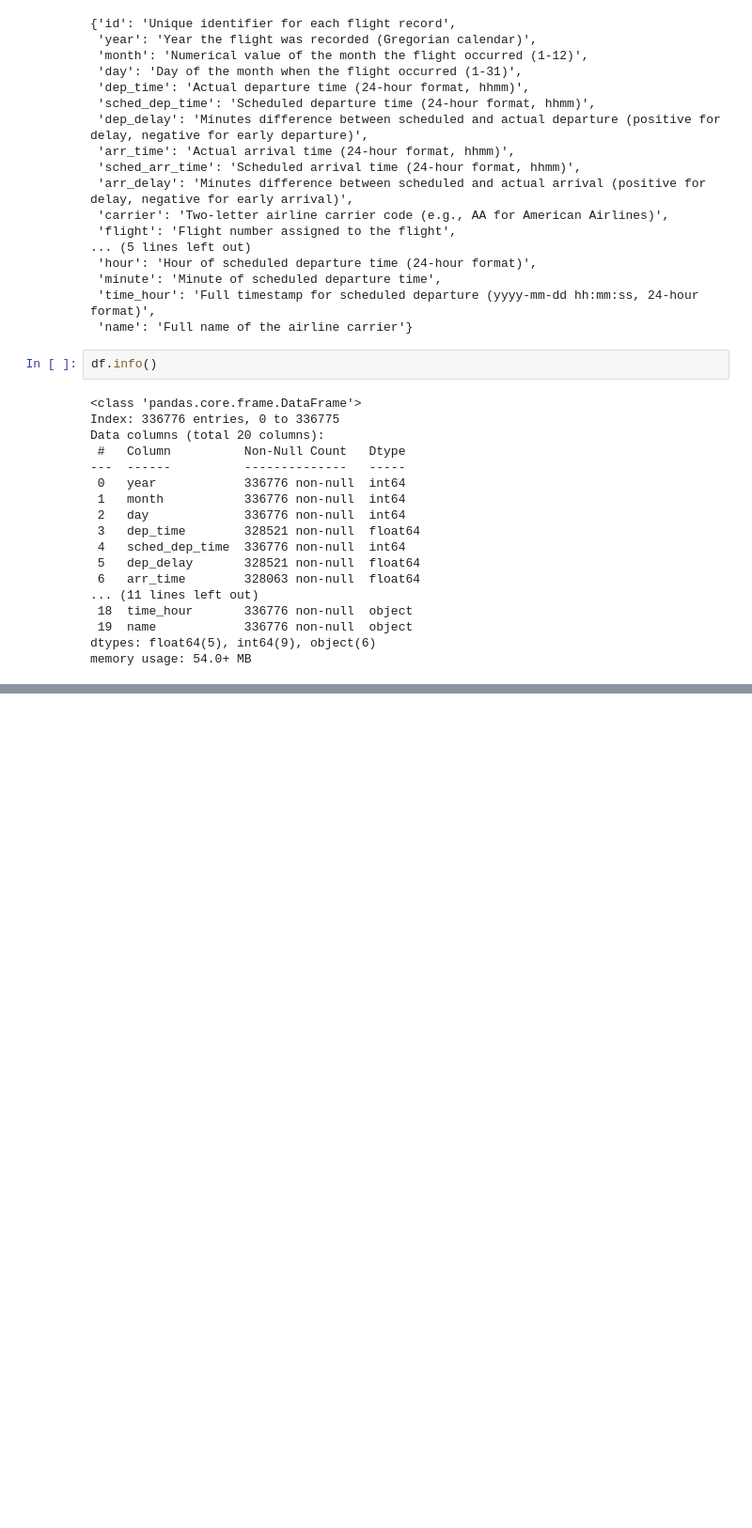
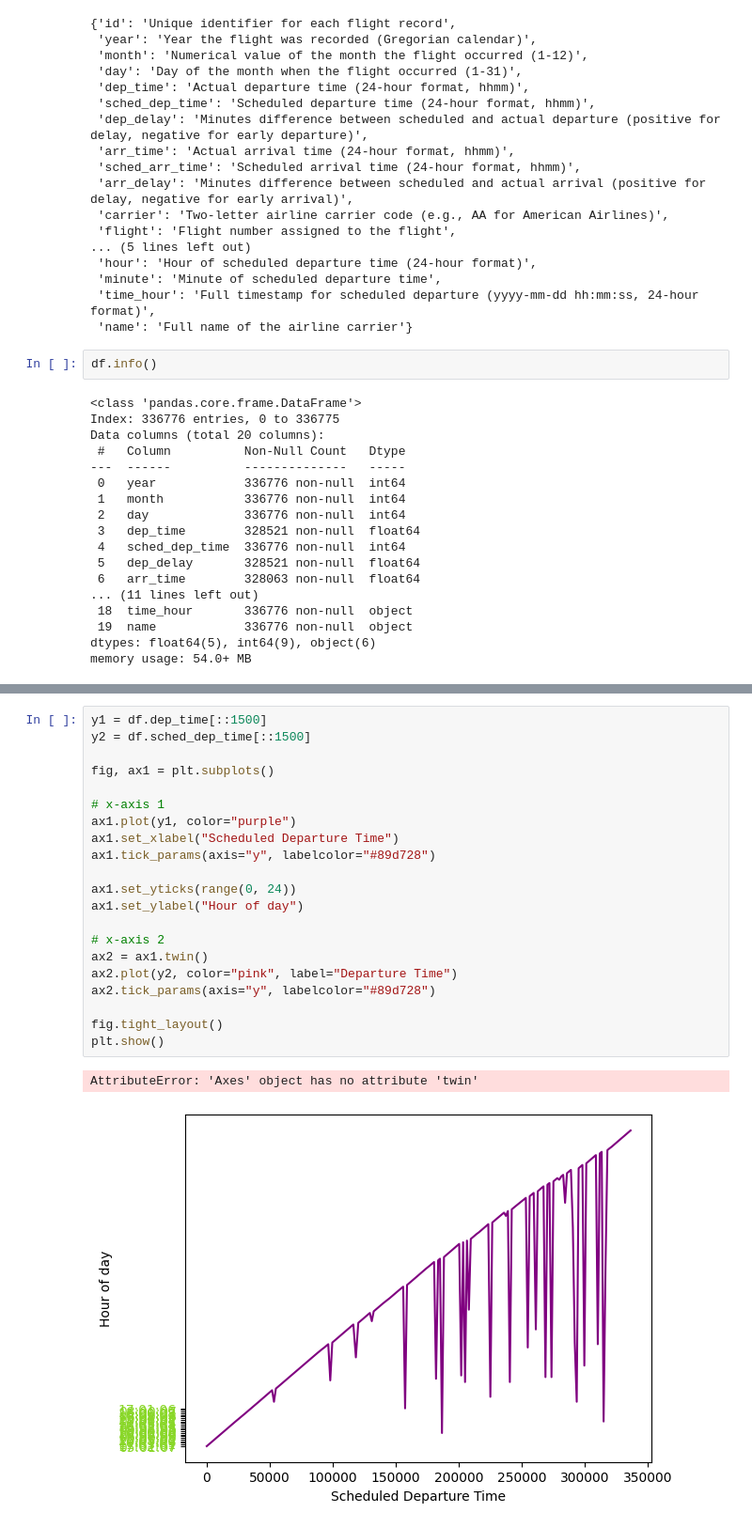
Before and after one commit to steven-midgley/project_one, a Jupyter notebook: notebooks/main_notebook.ipynb, the cells around one changed output, grey strips where cells are left out. Shown: that part at 94% size. Cells and saved outputs as stored; diff of their text form; blank space fills up the shorter version.

```diff
--- a/notebooks/main_notebook.ipynb
+++ b/notebooks/main_notebook.ipynb
@@ -165,0 +210,24 @@ df.sample(n=5)
+# %%
+y1 = df.dep_time[::1500]
+y2 = df.sched_dep_time[::1500]
+
+fig, ax1 = plt.subplots()
+
+# x-axis 1
+ax1.plot(y1, color="purple")
+ax1.set_xlabel("Scheduled Departure Time")
+ax1.tick_params(axis="y", labelcolor="#89d728")
+
+ax1.set_yticks(range(0, 24))
+ax1.set_ylabel("Hour of day")
+
+# x-axis 2
+ax2 = ax1.twin()
+ax2.plot(y2, color="pink", label="Departure Time")
+ax2.tick_params(axis="y", labelcolor="#89d728")
+
+fig.tight_layout()
+plt.show()
+# %% [output]
+AttributeError: 'Axes' object has no attribute 'twin'
+[figure, added]
```
Also changed, not shown: parts of 9 cells of this notebook, 1 other file.
